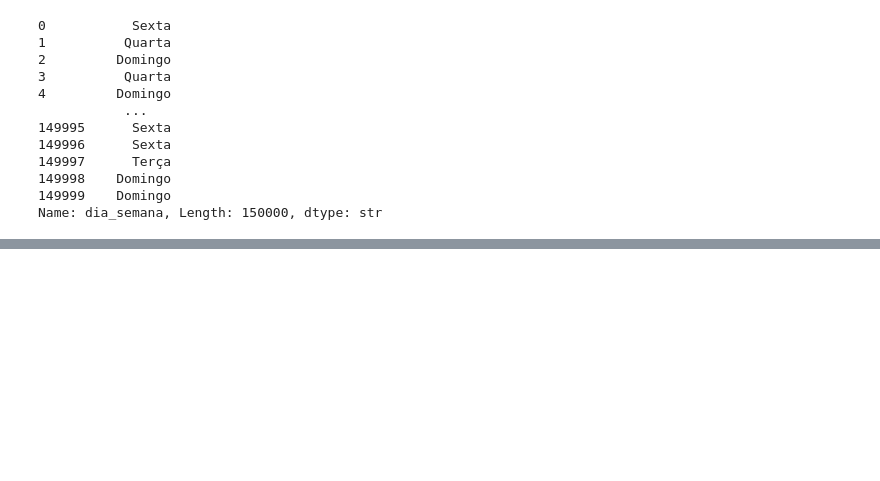
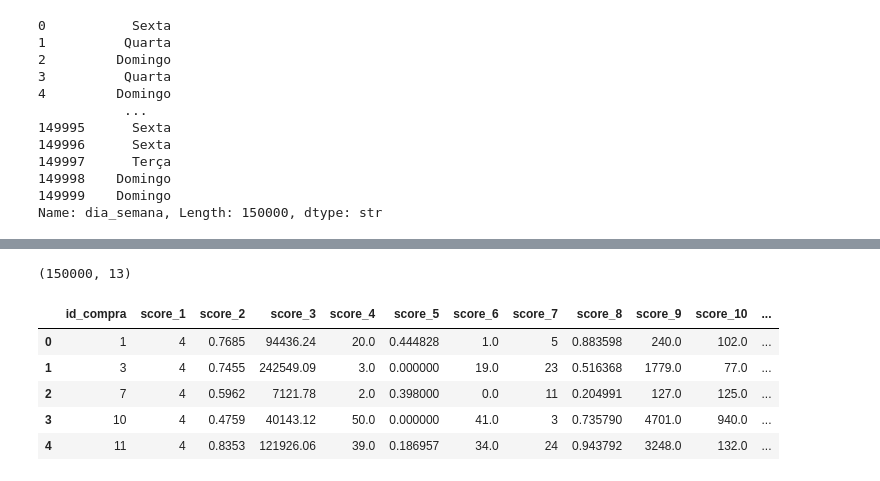
Before and after one commit to lucianamenezesds/capstone-fraude, a Jupyter notebook: 2.notebooks/2.limpeza-dados.ipynb, the cells around one changed output, grey strips where cells are left out. Drawn from its saved outputs; the diff is of its cells as text; code cells hidden in the pictures; blank space fills up the shorter version.

```diff
--- a/2.notebooks/2.limpeza-dados.ipynb
+++ b/2.notebooks/2.limpeza-dados.ipynb
@@ -847,0 +872,8 @@ df_complete['hora_compra'] = df_complete['data_compra'].dt.strftime("%H:%M")
+# %%
+purchase_columns = ['id_compra', 'produto', 'categoria_produto','valor_compra',
+                   'data_compra', 'dia_semana', 'hora_compra', 'pais', 'pais_agrupado',
+                   'entrega_doc_1', 'entrega_doc_2','entrega_doc_3', 'fraude']
+
+score_columns = ['id_compra', 'score_1', 'score_2', 'score_3', 'score_4', 'score_5',
+                 'score_6', 'score_7','score_8', 'score_9', 'score_10', 'score_fraude_modelo',
+                 'fraude']
@@ -847,0 +908,12 @@ df_complete['hora_compra'] = df_complete['data_compra'].dt.strftime("%H:%M")
+# %%
+score_data = df_complete[score_columns]
+print(score_data.shape)
+score_data.head()
+# %% [output]
+(150000, 13)
+|  | id_compra | score_1 | score_2 | score_3 | score_4 | score_5 | score_6 | score_7 | score_8 | score_9 | score_10 | ... |
+| 0 | 1 | 4 | 0.7685 | 94436.24 | 20.0 | 0.444828 | 1.0 | 5 | 0.883598 | 240.0 | 102.0 | ... |
+| 1 | 3 | 4 | 0.7455 | 242549.09 | 3.0 | 0.000000 | 19.0 | 23 | 0.516368 | 1779.0 | 77.0 | ... |
+| 2 | 7 | 4 | 0.5962 | 7121.78 | 2.0 | 0.398000 | 0.0 | 11 | 0.204991 | 127.0 | 125.0 | ... |
+| 3 | 10 | 4 | 0.4759 | 40143.12 | 50.0 | 0.000000 | 41.0 | 3 | 0.735790 | 4701.0 | 940.0 | ... |
+| 4 | 11 | 4 | 0.8353 | 121926.06 | 39.0 | 0.186957 | 34.0 | 24 | 0.943792 | 3248.0 | 132.0 | ... |
```
Also changed, not shown: parts of 12 cells of this notebook.
